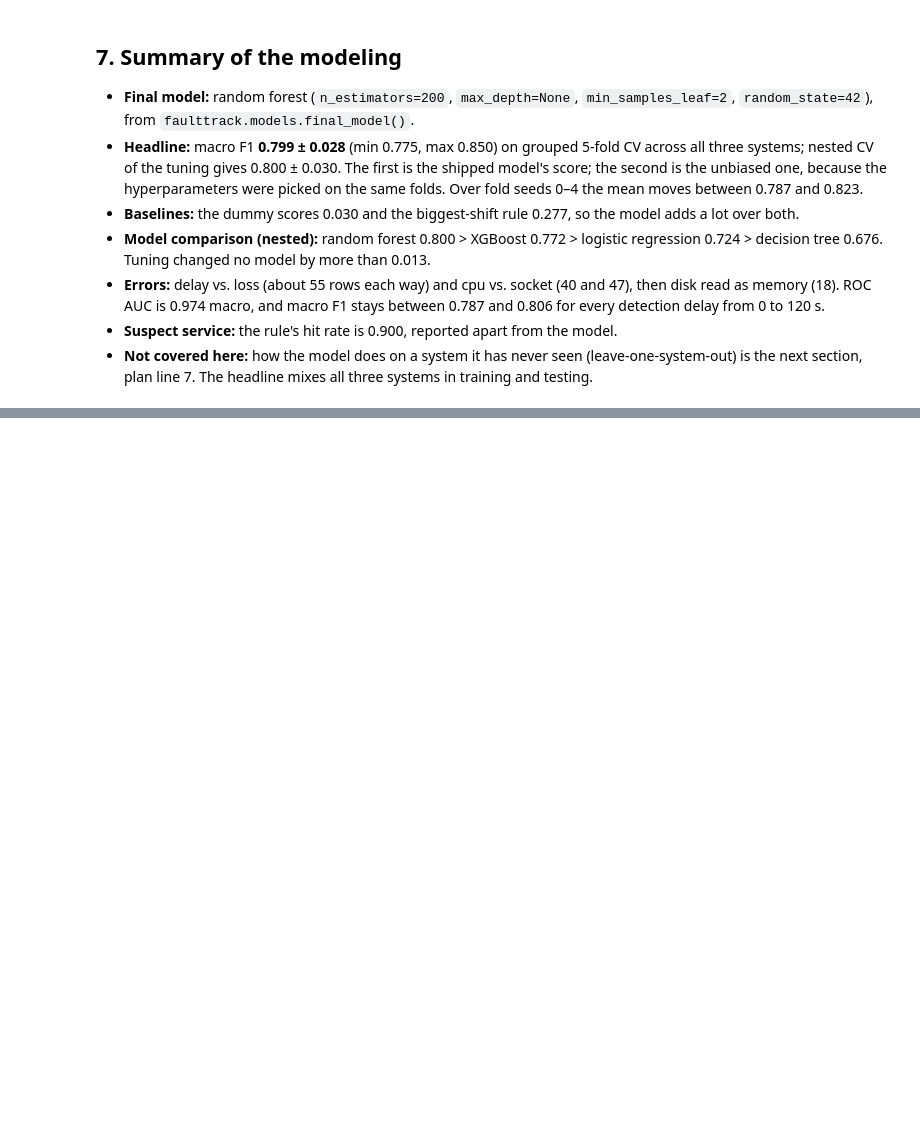
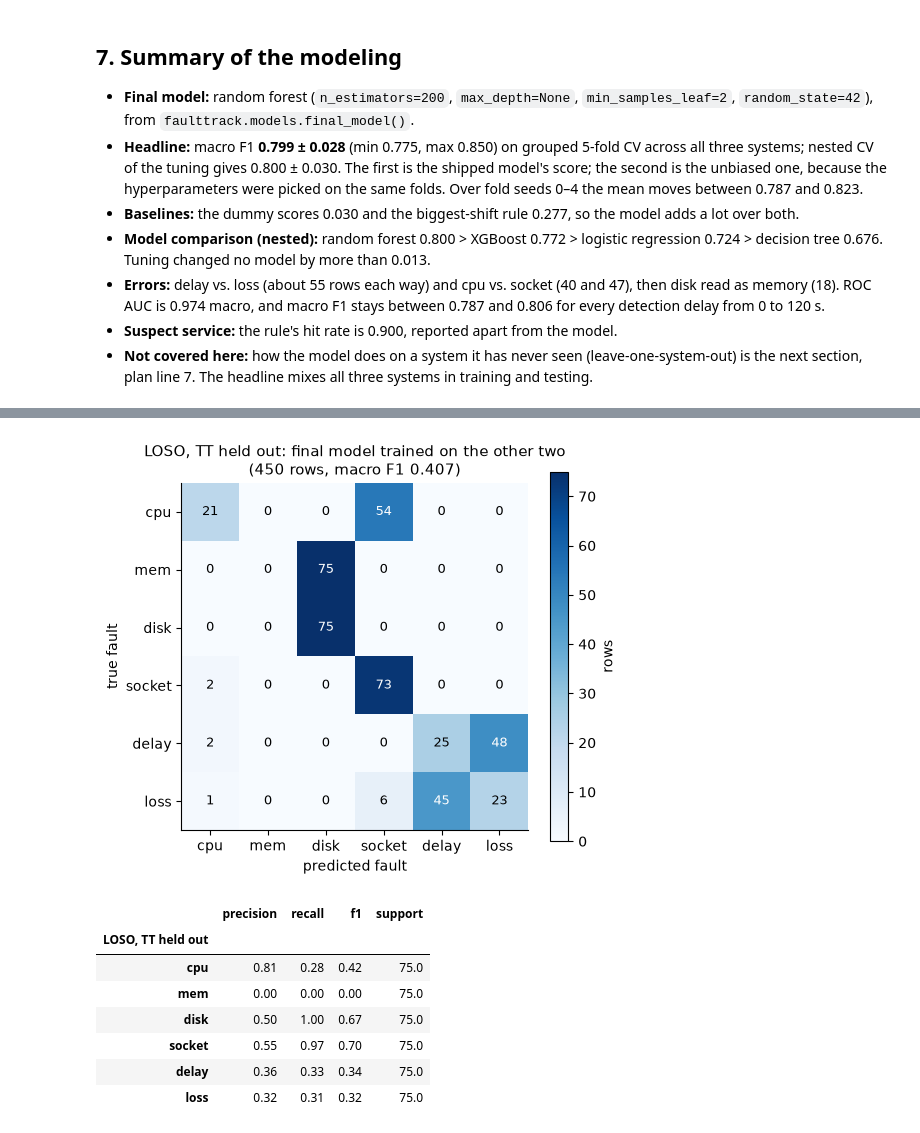
Before and after one commit to jennasrunbooks/faulttrack, a Jupyter notebook: notebook.ipynb, the cells around one changed output, grey strips where cells are left out. Saved outputs shown, nothing was run; the diff lists cells and outputs as text; code cells hidden in the pictures; blank space fills up the shorter version.

```diff
--- a/notebook.ipynb
+++ b/notebook.ipynb
@@ -1373,0 +1547,43 @@ FaultTrack's other answer, *which service did it start in*, doesn't come from th
+# %%
+worst = min(loso["forest"].macro_f1, key=loso["forest"].macro_f1.__getitem__)
+worst_result = loso["forest"].per_system[worst]
+cm_worst = worst_result.confusion
+fig, ax = plt.subplots(figsize=(5.6, 4.8))
+image = ax.imshow(cm_worst, cmap="Blues")
+for i in range(len(LABELS)):
+    for j in range(len(LABELS)):
+        ax.text(
+            j,
+            i,
+            str(cm_worst[i, j]),
+            ha="center",
+            va="center",
+            color="white" if cm_worst[i, j] > cm_worst.max() / 2 else "black",
+            fontsize=9,
+        )
+ax.set_xticks(range(len(LABELS)), list(LABELS))
+ax.set_yticks(range(len(LABELS)), list(LABELS))
+ax.grid(False)
+ax.set_xlabel("predicted fault")
+ax.set_ylabel("true fault")
+ax.set_title(
+    f"LOSO, {SYSTEM_NAMES[worst]} held out: final model trained on the other two\n"
+    f"(450 rows, macro F1 {loso['forest'].macro_f1[worst]:.3f})"
+)
+fig.colorbar(image, ax=ax, label="rows")
+plt.show()
+display(
+    pd.DataFrame(worst_result.per_class)
+    .T.round(2)
+    .rename_axis(f"LOSO, {SYSTEM_NAMES[worst]} held out")
+)
+# %% [output]
+[figure, added]
+|  | precision | recall | f1 | support |
+| LOSO, TT held out |  |  |  |  |
+| cpu | 0.81 | 0.28 | 0.42 | 75.0 |
+| mem | 0.00 | 0.00 | 0.00 | 75.0 |
+| disk | 0.50 | 1.00 | 0.67 | 75.0 |
+| socket | 0.55 | 0.97 | 0.70 | 75.0 |
+| delay | 0.36 | 0.33 | 0.34 | 75.0 |
+| loss | 0.32 | 0.31 | 0.32 | 75.0 |
```
Also changed, not shown: parts of 28 cells of this notebook, 1 other file.
